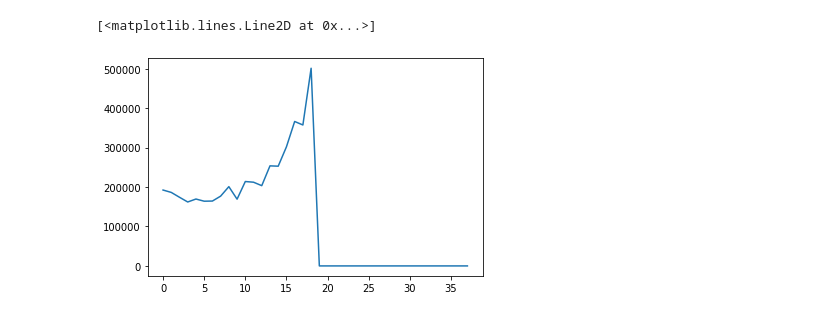
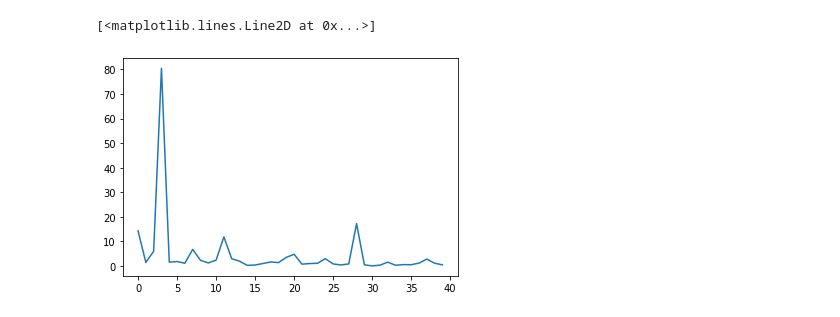
Before and after one commit to wbornus/timbre_mapping_DSP, a Jupyter notebook: sample_to_json_harmonic_export.ipynb, the cells around one changed output. Cells and saved outputs as stored; diff of their text form; code cells hidden in the pictures.

```diff
--- a/sample_to_json_harmonic_export.ipynb
+++ b/sample_to_json_harmonic_export.ipynb
@@ -6,13 +6,22 @@ from matplotlib import pyplot as plt
 from extract_fundamental_freq import extract_fundamental_freq
 import os
 from scipy.fftpack import fft
+# %%
+def calc_mean(x):
+    import numpy as np
+    data = []
+    for i in x:
+        if i > 0.0:
+            data.append(i)
+    return np.mean(data)
 # %%
 init_path = 'timbre_wav_files/'
 f_names = os.listdir(init_path)
 harmonics = {}
 for instrument_file_name in f_names:
-    fs, data = wavfile.read(init_path + instrument_file_name)
-    data = np.array(data)
+    signal = basic.SignalObj(init_path + instrument_file_name)
+    data = signal.data
+    fs = signal.fs
     if len(data.shape) > 1:
         data = data[:, 0]
     n_samples = 8192
@@ -20,21 +29,23 @@ for instrument_file_name in f_names:
     freq_ratio = fs / spectrum_sample_width
     data = data[:n_samples]
     #extracting_fundamental
-    fundamental_freq = extract_fundamental_freq(data, fs)
+    pitch = pYAAPT.yaapt(signal, f0_min = 50, f_max = 1000)
+
+    fundamental_freq = calc_mean(pitch.samp_values)
     data_fft = fft(data)
     fft_data_halved = np.array(data_fft[:len(data_fft) // 2])
     amplitude_spectrum = np.abs(fft_data_halved)
     phase_spectrum = np.angle(fft_data_halved)
 
     fundamental_idx = int(fundamental_freq // freq_ratio)
-    harmonics_nums = np.arange(1, 20)
+    harmonics_nums = np.arange(1, 41)
     harmonic_idxs = harmonics_nums * fundamental_idx
 
-    harmonic_amplitudes = amplitude_spectrum[harmonic_idxs]
-    harmonic_phases = phase_spectrum[harmonic_idxs]
+    harmonic_amplitudes = amplitude_spectrum[harmonic_idxs].toli
+    #harmonic_phases = phase_spectrum[harmonic_idxs]
 
-    harmonic_coefficients = np.concatenate((
-        harmonic_amplitudes, harmonic_phases), axis = 0).tolist()
+    #harmonic_coefficients = np.concatenate((
+       # harmonic_amplitudes, harmonic_phases), axis = ).tolist()
 
     instrument_name = instrument_file_name.replace('.wav', '')
-    harmonics[instrument_name] = harmonic_coefficients
+    harmonics[instrument_name] = harmonic_amplitudes
@@ -41,5 +55,5 @@ for instrument_file_name in f_names:
 # %%
-plt.plot(harmonics['saxophone'])
+plt.plot(harmonics['piano'])
 # %% [output]
 [<matplotlib.lines.Line2D at 0x...>]
-[figure, old version]
+[figure, new version]
```
Also changed, not shown: parts of 5 cells of this notebook.
